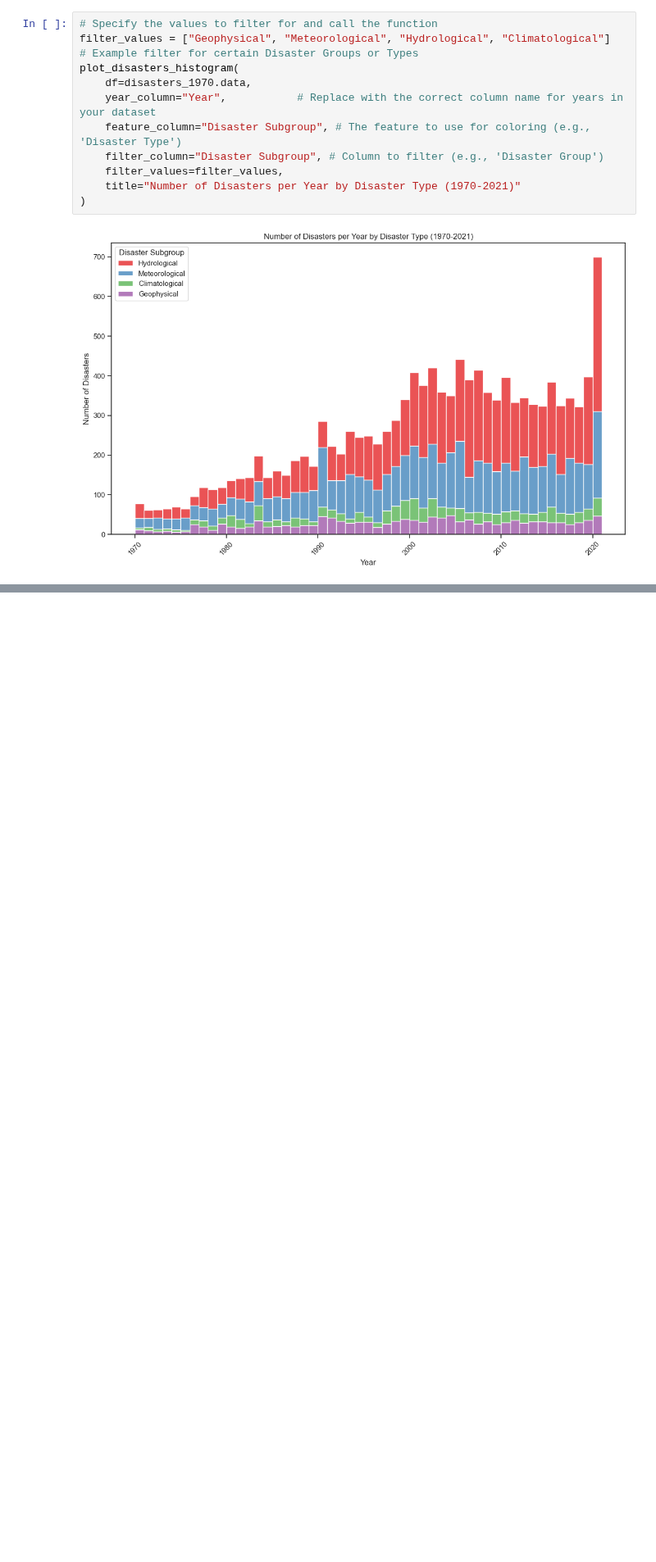
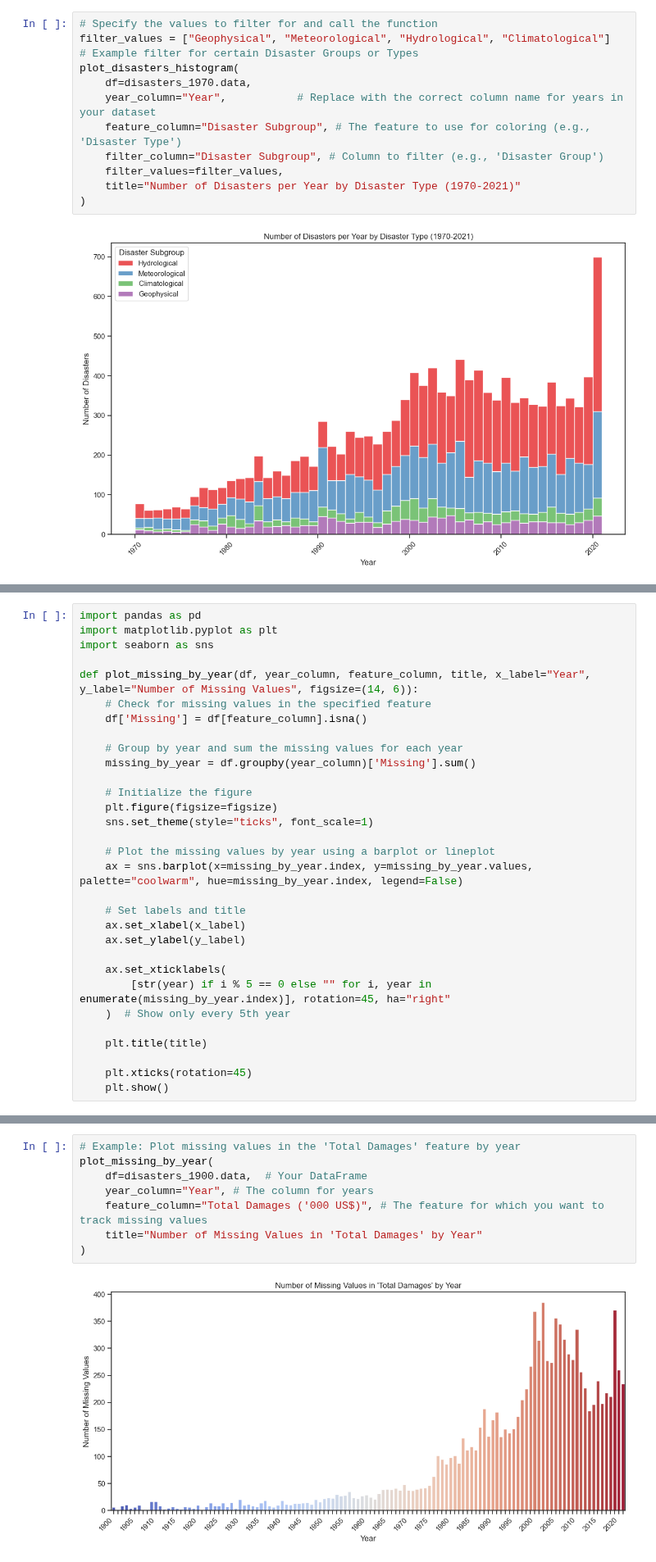
Before and after one commit to hellegje/fys-stk4155, a Jupyter notebook: Project3/Project3.ipynb, the cells around one changed output, grey strips where cells are left out. Shown at 82% size. Drawn from its saved outputs; the diff is of its cells as text; blank space fills up the shorter version.

```diff
--- a/Project3/Project3.ipynb
+++ b/Project3/Project3.ipynb
@@ -451,0 +460,31 @@ plot_disasters_histogram(
+# %%
+import pandas as pd
+import matplotlib.pyplot as plt
+import seaborn as sns
+
+def plot_missing_by_year(df, year_column, feature_column, title, x_label="Year", y_label="Number of Missing Values", figsize=(14, 6)):
+    # Check for missing values in the specified feature
+    df['Missing'] = df[feature_column].isna()
+
+    # Group by year and sum the missing values for each year
+    missing_by_year = df.groupby(year_column)['Missing'].sum()
+
+    # Initialize the figure
+    plt.figure(figsize=figsize)
+    sns.set_theme(style="ticks", font_scale=1)
+
+    # Plot the missing values by year using a barplot or lineplot
+    ax = sns.barplot(x=missing_by_year.index, y=missing_by_year.values, palette="coolwarm", hue=missing_by_year.index, legend=False)
+
+    # Set labels and title
+    ax.set_xlabel(x_label)
+    ax.set_ylabel(y_label)
+
+    ax.set_xticklabels(
+        [str(year) if i % 5 == 0 else "" for i, year in enumerate(missing_by_year.index)], rotation=45, ha="right"
+    )  # Show only every 5th year
+
+    plt.title(title)
+
+    plt.xticks(rotation=45)
+    plt.show()
@@ -451,0 +501,10 @@ plot_disasters_histogram(
+# %%
+# Example: Plot missing values in the 'Total Damages' feature by year
+plot_missing_by_year(
+    df=disasters_1900.data,  # Your DataFrame
+    year_column="Year", # The column for years
+    feature_column="Total Damages ('000 US$)", # The feature for which you want to track missing values
+    title="Number of Missing Values in 'Total Damages' by Year"
+)
+# %% [output]
+[figure, added]
```
Also changed, not shown: parts of 13 cells of this notebook, 1 other file.
